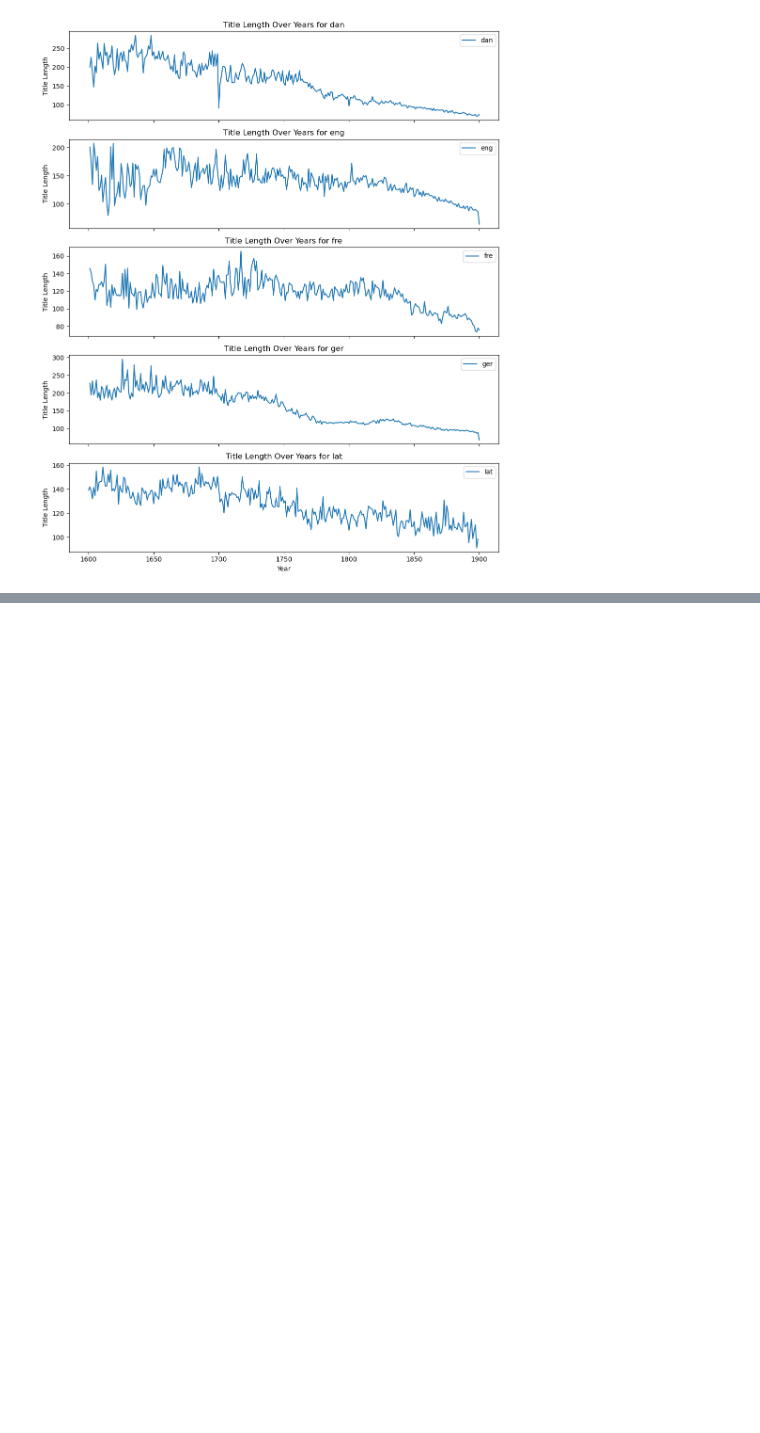
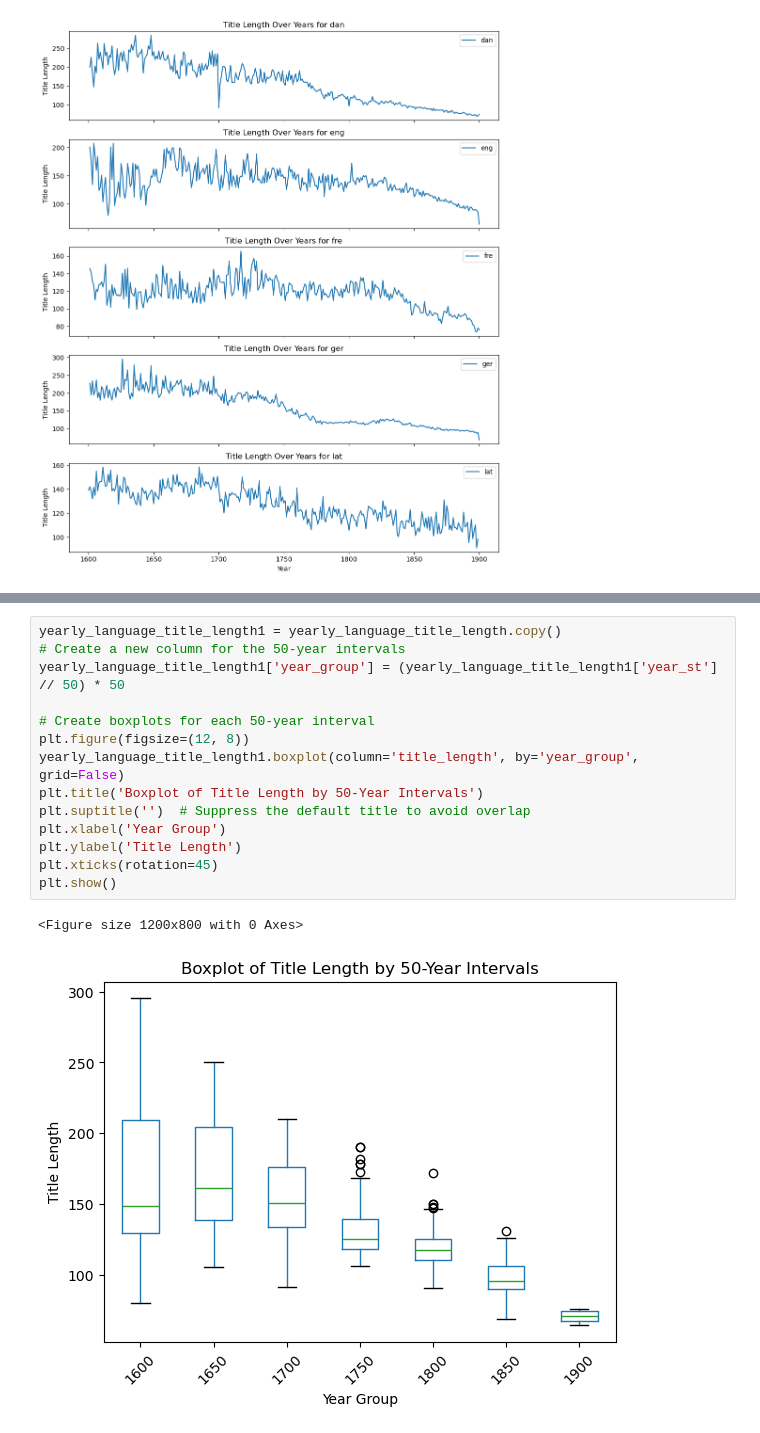
Before and after one commit to KB-Datasprint/datasprint2024, a Jupyter notebook: 6_title_analysis.ipynb, the cells around one changed output, grey strips where cells are left out. Saved outputs shown, nothing was run; the diff lists cells and outputs as text; blank space fills up the shorter version.

```diff
--- a/6_title_analysis.ipynb
+++ b/6_title_analysis.ipynb
@@ -188,0 +221,17 @@ plt.show()
+# %%
+yearly_language_title_length1 = yearly_language_title_length.copy()
+# Create a new column for the 50-year intervals
+yearly_language_title_length1['year_group'] = (yearly_language_title_length1['year_st'] // 50) * 50
+
+# Create boxplots for each 50-year interval
+plt.figure(figsize=(12, 8))
+yearly_language_title_length1.boxplot(column='title_length', by='year_group', grid=False)
+plt.title('Boxplot of Title Length by 50-Year Intervals')
+plt.suptitle('')  # Suppress the default title to avoid overlap
+plt.xlabel('Year Group')
+plt.ylabel('Title Length')
+plt.xticks(rotation=45)
+plt.show()
+# %% [output]
+<Figure size 1200x800 with 0 Axes>
+[figure, added]
```
Also changed, not shown: parts of 4 cells of this notebook.
